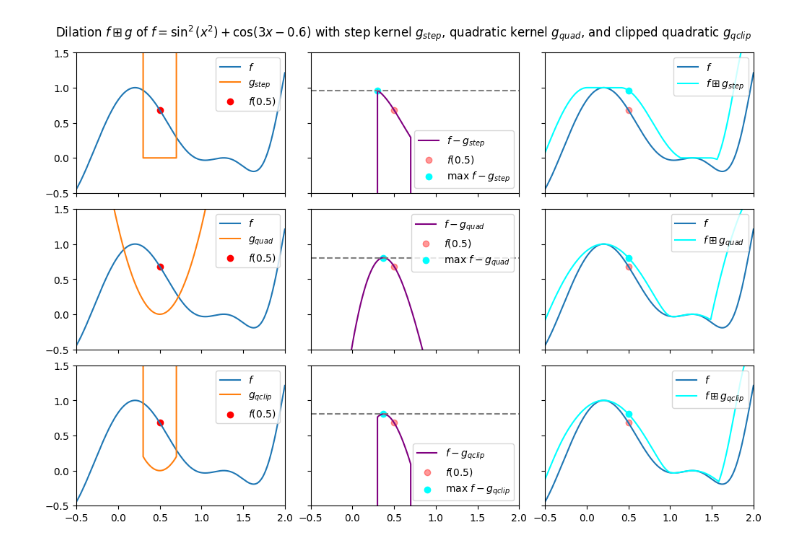
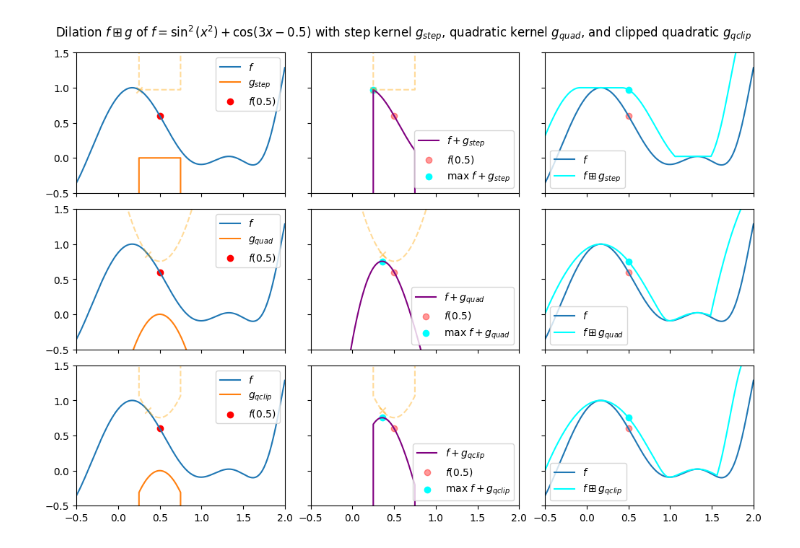
Before and after one commit to p-adema/quadratic-conv, a Jupyter notebook: src/graphs/dilation_illustration.ipynb, the cells around one changed output. Cells and saved outputs as stored; diff of their text form; code cells hidden in the pictures.

Commit message:
(code) updated dilation illustration

```diff
--- a/src/graphs/dilation_illustration.ipynb
+++ b/src/graphs/dilation_illustration.ipynb
@@ -22,12 +22,12 @@ xs = np.linspace(-1, 3, num=resolution * 4)
 
 
 def f_fun(x: float | np.ndarray) -> np.ndarray:
-    return np.sin(x ** 2) ** 2 + np.cos(x * 3 - 0.6)
+    return np.sin(x ** 2) ** 2 + np.cos(x * 3 - 0.5)
 
 
 @np.vectorize(signature=f"()->({len(xs)})", excluded=("scale",))
-def step_kernel_around(x: float, scale: float = 0.4):
-    g = np.full_like(xs, 9999)
+def step_kernel_around(x: float, scale: float = 0.5):
+    g = np.full_like(xs, -9999)
     start = int((x + 1 - scale / 2) * resolution)
     stop = int(start + scale * resolution)
     g[max(start, 0): min(stop, len(xs))] = 0
@@ -36,13 +36,13 @@ def step_kernel_around(x: float, scale: float = 0.4):
 
 @np.vectorize(signature=f"()->({len(xs)})", excluded=("scale",))
 def quad_kernel_around(x: float, scale: float = 5.0):
-    return scale * (xs - x) ** 2
+    return -scale * (xs - x) ** 2
 
 
 @np.vectorize(signature=f"()->({len(xs)})", excluded=("scale",))
-def qclip_kernel_around(x: float, quad_scale: float = 5.0, clip_scale: float = 0.4):
-    quadratic = quad_scale * (xs - x) ** 2
-    g = np.full_like(xs, 9999)
+def qclip_kernel_around(x: float, quad_scale: float = 5.0, clip_scale: float = 0.5):
+    quadratic = -quad_scale * (xs - x) ** 2
+    g = np.full_like(xs, -9999)
     start = int((x + 1 - clip_scale / 2) * resolution)
     stop = int(start + clip_scale * resolution)
     g[max(start, 0): min(stop, len(xs))] = quadratic[max(start, 0): min(stop, len(xs))]
@@ -53,45 +53,59 @@ f = f_fun(xs)
 
 
 def dilation_result(g_fun):
-    return (f.reshape((1, -1)) - g_fun(xs)).max(axis=1)
+    return (f.reshape((1, -1)) + g_fun(xs)).max(axis=1)
 
 
 fig, (axs_step, axs_quad, axs_qclip) = plt.subplots(nrows=3, ncols=3, layout="compressed", figsize=(10, 7), sharex=True,
                                                     sharey=True)
 
-fig.suptitle(r"Dilation $f \boxplus g$ of $f=\sin^2(x^2) + \cos(3x-0.6)$"
+fig.suptitle(r"Dilation $f \boxplus g$ of $f=\sin^2(x^2) + \cos(3x-0.5)$"
              r" with step kernel $g_{step}$, quadratic kernel $g_{quad}$,"
              r" and clipped quadratic $g_{qclip}$")
+
+do_flip_curve = True
 
 
 def vis_kernel(axs: list[plt.Axes], g_fun, g_name: str, point=0.5):
     g_step = g_fun(point)
+    h_step = f + g_step
+    max_step = h_step.argmax()
+
     axs[0].plot(xs, f, label="$f$")
     axs[0].plot(xs, g_step, label=f"$g_{{{g_name}}}$")
     axs[0].scatter(point, f_fun(point), label=f"$f({{{point}}})$", color='red')
-    h_step = f - g_step
-    max_step = h_step.argmax()
-    axs[1].plot(xs, h_step, label=f"$f - g_{{{g_name}}}$", color='purple')
+
+    axs[1].plot(xs, h_step, label=f"$f + g_{{{g_name}}}$", color='purple')
     axs[1].scatter(point, f_fun(point), label=f"$f({point})$", color='red', alpha=0.4)
-    axs[1].axhline(h_step[max_step], linestyle="dashed", color="gray")
-    axs[1].scatter(xs[max_step], h_step[max_step], label=f"$\\max ~f - g_{{{g_name}}}$", color='cyan')
+    # axs[1].axhline(h_step[max_step], linestyle="dashed", color="gray", alpha=0.4)
+    axs[1].scatter(xs[max_step], h_step[max_step], label=f"$\\max ~f + g_{{{g_name}}}$", color='cyan')
 
     dil_step = dilation_result(g_fun)
     axs[2].plot(xs, f, label="$f$")
     axs[2].plot(xs, dil_step, label=f"$f \\boxplus g_{{{g_name}}}$", color='cyan')
     axs[2].scatter(point, f_fun(point), color='red', alpha=0.4)
     axs[2].scatter(point, dil_step[int((point + 1) * 1000)], color='cyan')
 
+    axs[0].legend(loc='upper right')
+    axs[1].legend(loc='lower right')
+    axs[2].legend(loc='lower left')
+
+    if do_flip_curve:
+        axs[0].plot(xs, h_step[max_step] - g_step, color="orange", linestyle="dashed", alpha=0.4)
+        axs[0].scatter(xs[max_step], f_fun(xs[max_step]), color='orange', alpha=0.4, marker="x")
+        axs[1].plot(xs, h_step[max_step] - g_step, color="orange", linestyle="dashed", alpha=0.4)
+        axs[1].scatter(xs[max_step], f_fun(xs[max_step]), color='orange', alpha=0.4, marker="x")
+
 
 vis_kernel(axs_step, step_kernel_around, "step")
 vis_kernel(axs_quad, quad_kernel_around, "quad")
 vis_kernel(axs_qclip, qclip_kernel_around, "qclip")
 for ax in chain(axs_step, axs_quad, axs_qclip):
+    ax: plt.Axes
     ax.set_xlim(-0.5, 2)
     ax.set_ylim(-0.5, 1.5)
-    ax.legend()
 
 fig.savefig("./report/figures/dilation_illustration.png")
 fig.show(warn=False)
 # %% [output]
-[figure, old version]
+[figure, new version]
```
Also changed, not shown: 1 other file.
